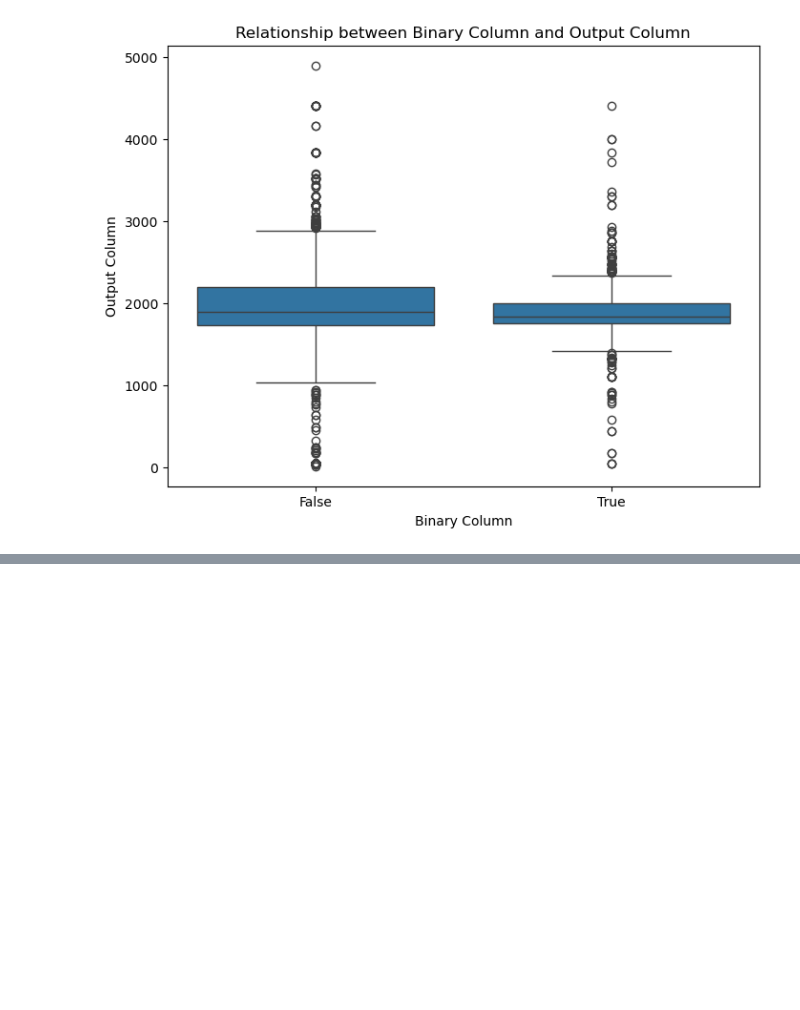
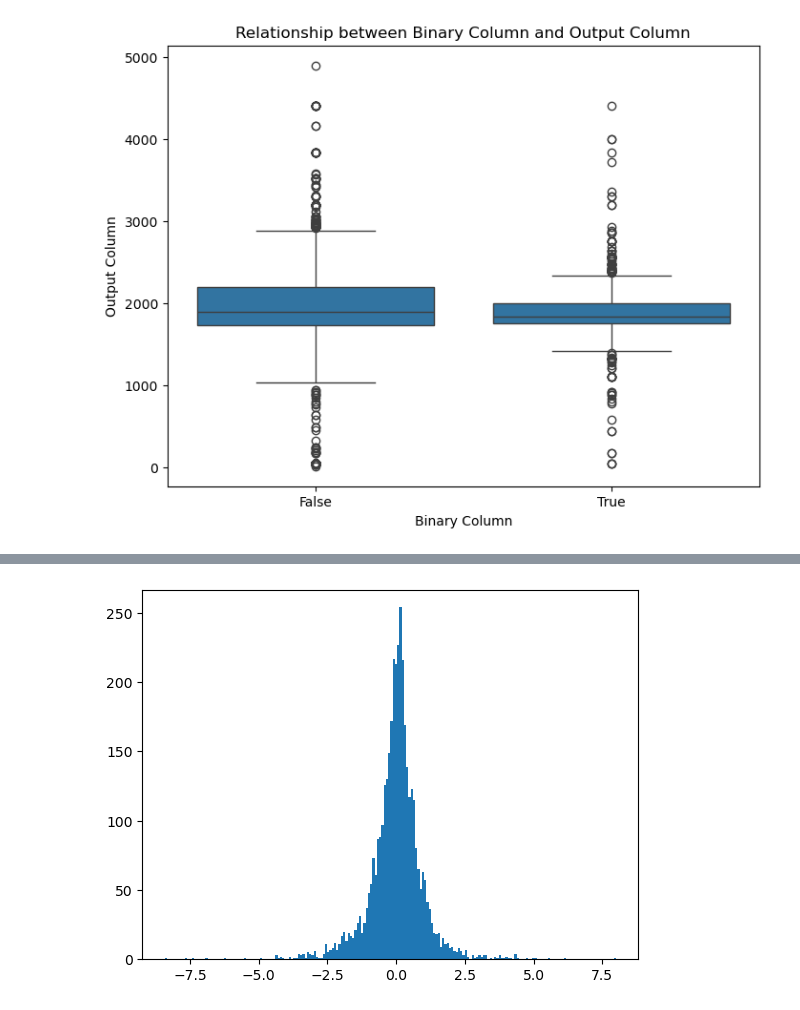
Before and after one commit to rapsoj/crop-yield-estimate, a Jupyter notebook: pipeline/model.ipynb, the cells around one changed output, grey strips where cells are left out. Cells and saved outputs as stored; diff of their text form; code cells hidden in the pictures; blank space fills up the shorter version.

```diff
--- a/pipeline/model.ipynb
+++ b/pipeline/model.ipynb
@@ -315,0 +354,41 @@ KeyboardInterrupt:
+# %%
+from sklearn.metrics import accuracy_score, classification_report
+
+# Splitting the data into train and test sets
+outcome_cols = ["Yield","Yield_per_Acre","New_Yield","New_Yield_per_Acre"]
+X, y = df_train.drop(outcome_cols, axis=1), data["error_scaled"]
+
+# Split the data into training and testing sets
+X_train, X_test, y_train, y_test = train_test_split(X, y, test_size=0.2, random_state=42)
+
+# Defining the XGBoost regressor
+xgb_model = xgb.XGBRegressor(objective='reg:squarederror', random_state=42,
+                            colsample_bytree=0.3, **best_params)
+
+# Training the XGBoost regressor
+xgb_model.fit(X_train, y_train)
+
+# Making predictions on the test set
+y_pred = xgb_model.predict(X_test)
+
+# Evaluating the model using RMSE (Root Mean Squared Error)
+rmse = mean_squared_error(y_test, y_pred, squared=False)
+print("Root Mean Squared Error:", rmse)
+
+# # Defining the XGBoost classifier
+# xgb_model = xgb.XGBClassifier(objective='binary:logistic', random_state=42)
+
+# # Training the XGBoost classifier
+# xgb_model.fit(X_train, y_train)
+
+# # Making predictions on the test set
+# y_pred = xgb_model.predict(X_test)
+# y_pred_proba = xgb_model.predict_proba(X_test)[:, 1]  # Probability of positive class
+
+# # Evaluating the model
+# accuracy = accuracy_score(y_test, y_pred)
+# classification_rep = classification_report(y_test, y_pred)
+
+# print("Accuracy:", accuracy)
+# print("Classification Report:")
+# print(classification_rep)
@@ -315,0 +434,5 @@ KeyboardInterrupt:
+# %%
+plt.hist(X['error_scaled'], bins=200)
+plt.show()
+# %% [output]
+[figure, added]
```
Also changed, not shown: parts of 27 cells of this notebook, 3 other files.
